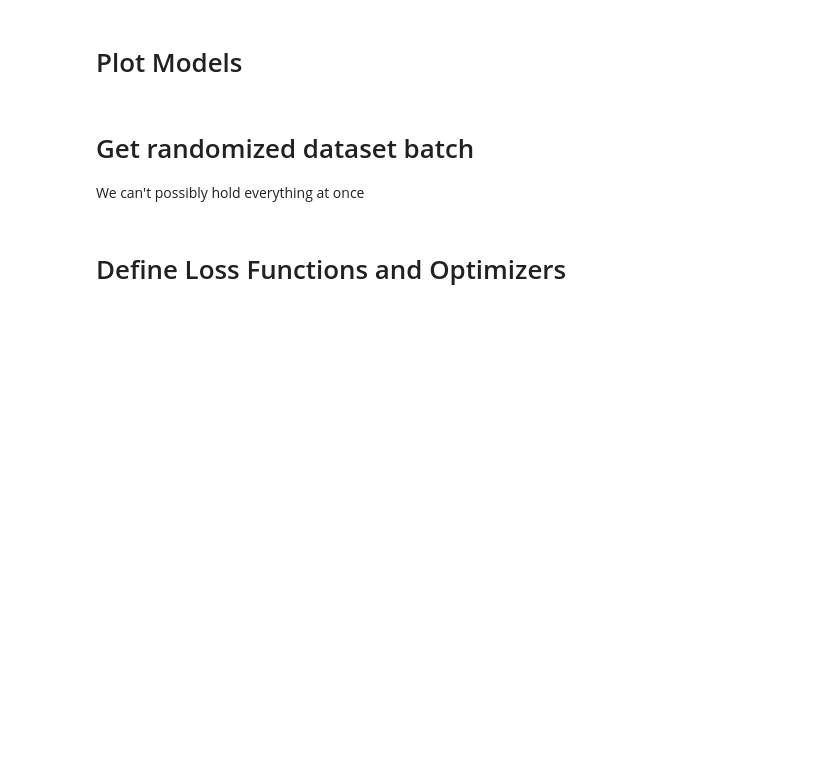
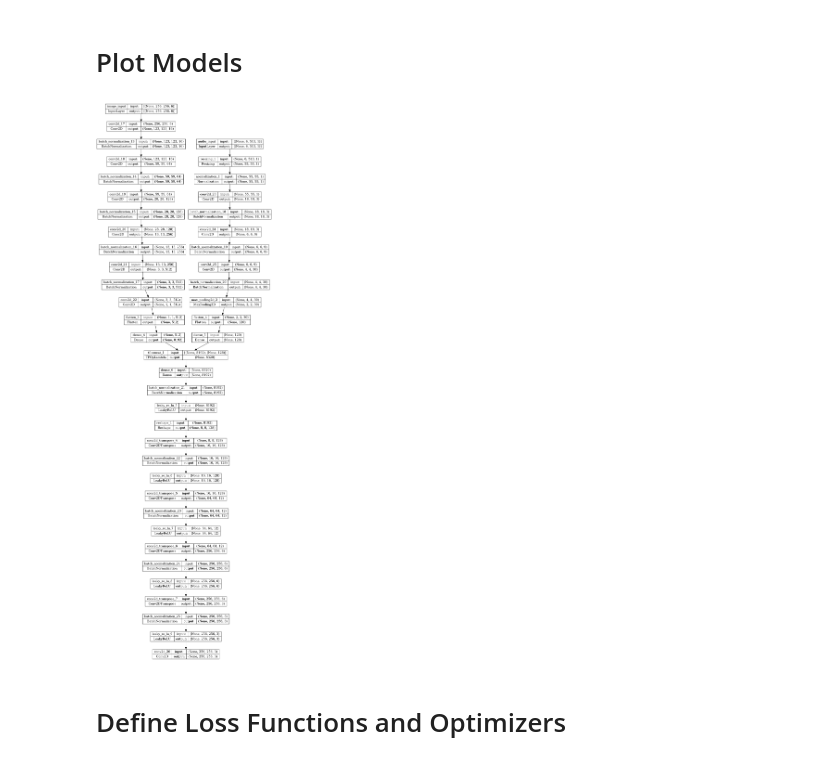
Before and after one commit to Blinco0/deepfake-lip-sync, a Jupyter notebook: train_GAN.ipynb, the cells around one changed output. Cells and saved outputs as stored; diff of their text form; code cells hidden in the pictures; blank space fills up the shorter version.

```diff
--- a/train_GAN.ipynb
+++ b/train_GAN.ipynb
@@ -143,5 +212,2 @@ ________________________________________________________________________________
 # %% [markdown]
 # Plot Models
-# %% [markdown]
-# Get randomized dataset batch
-We can't possibly hold everything at once
@@ -209,3 +214,8 @@ def khoas_get_batch(batch_size):
+# %%
+gen_plot = generator()
+keras.utils.plot_model(gen_plot, "generator_plot.png", show_shapes=True)
+# %% [output]
+[figure, added]
 # %% [markdown]
 # Define Loss Functions and Optimizers
 # %%
```
Also changed, not shown: parts of 13 cells of this notebook, 2 other files.
